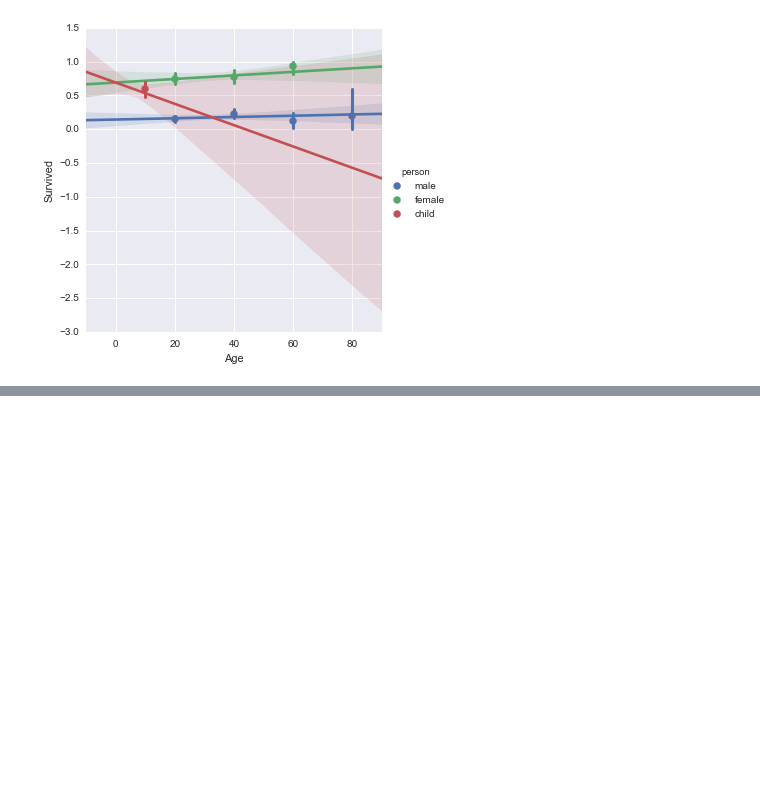
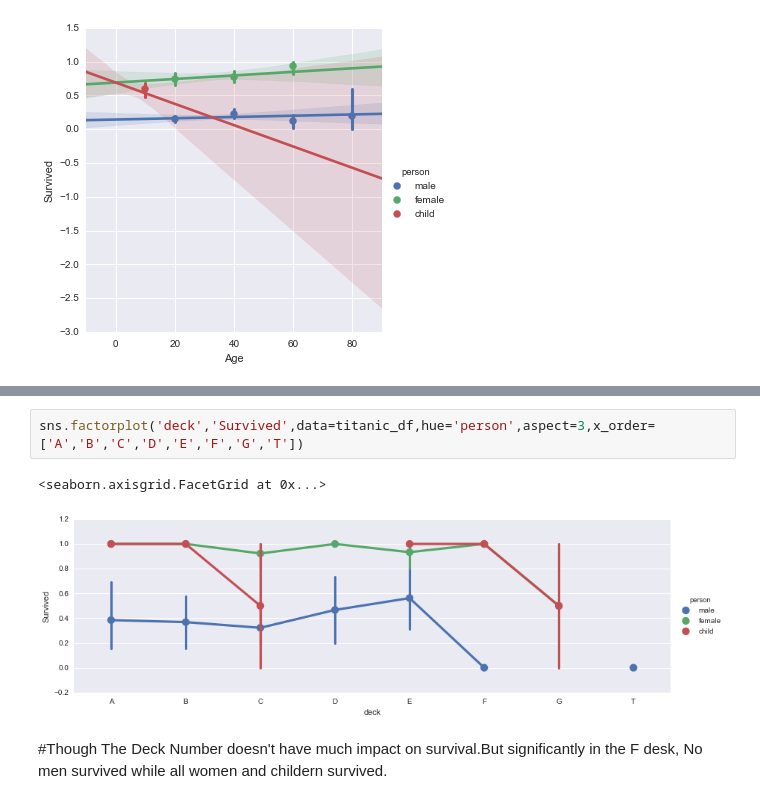
Before and after one commit to Kingshuk1991/udemy_data_science, a Jupyter notebook: Titanic Intro Projects.ipynb, the cells around one changed output, grey strips where cells are left out. Saved outputs shown, nothing was run; the diff lists cells and outputs as text; blank space fills up the shorter version.

```diff
--- a/Titanic Intro Projects.ipynb
+++ b/Titanic Intro Projects.ipynb
@@ -332,0 +313,7 @@ sns.lmplot('Age','Survived',data=titanic_df,hue='person',x_bins=generations)
+# %%
+sns.factorplot('deck','Survived',data=titanic_df,hue='person',aspect=3,x_order=['A','B','C','D','E','F','G','T'])
+# %% [output]
+<seaborn.axisgrid.FacetGrid at 0x...>
+[figure, added]
+# %% [markdown]
+#Though The Deck Number doesn't have much impact on survival.But significantly in the F desk, No men survived while all women and childern survived.
```
Also changed, not shown: parts of 20 cells of this notebook.
